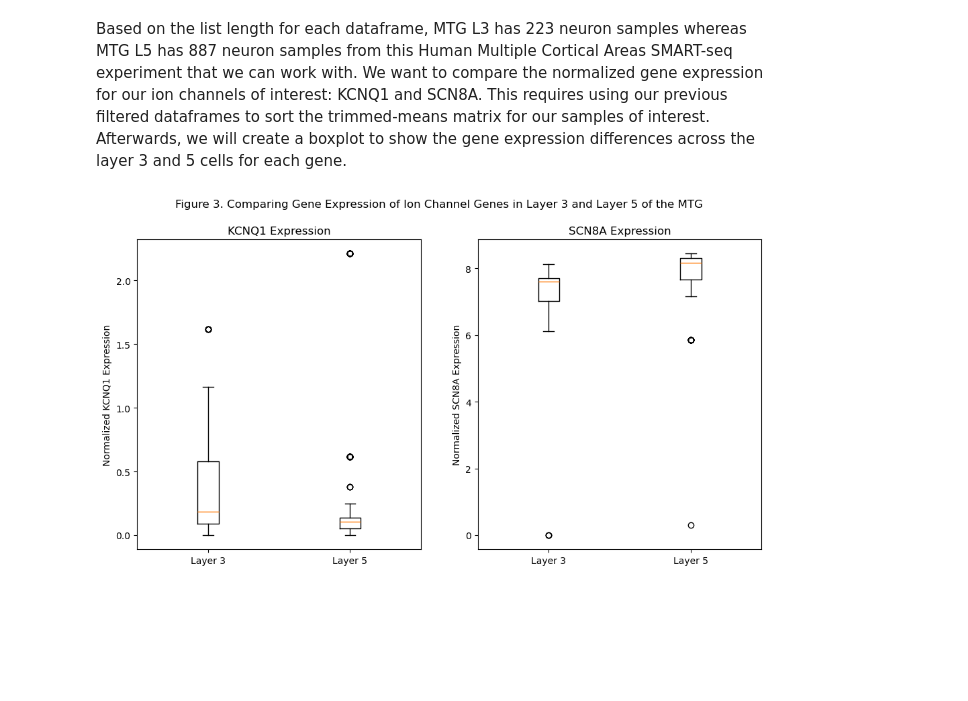
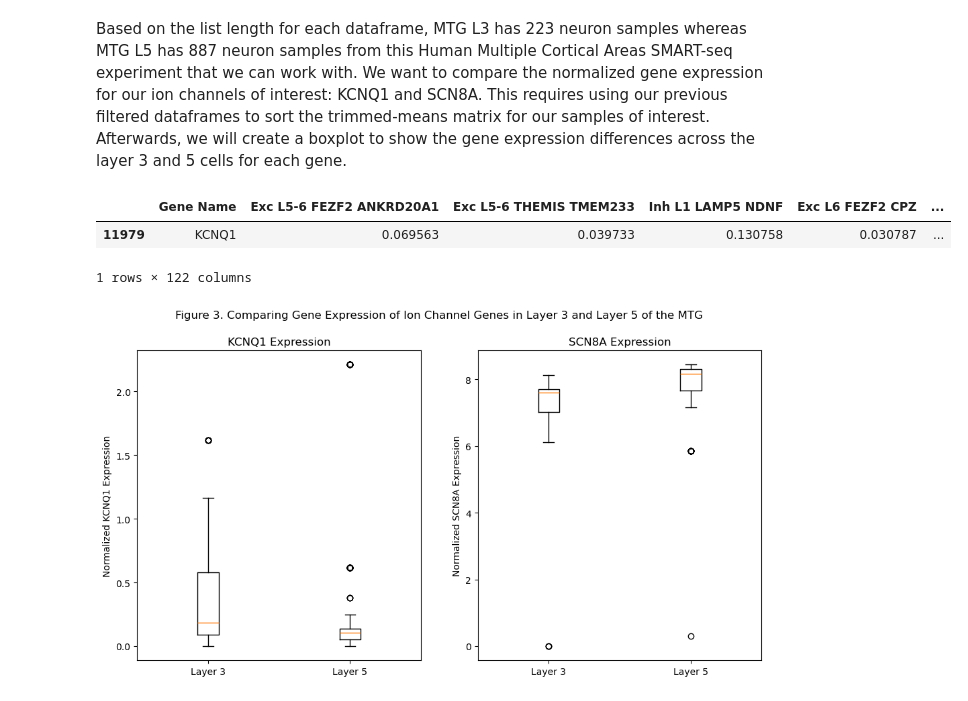
Before and after one commit to cbn003/CellTypes, a Jupyter notebook: CellTypesProject.ipynb, the cells around one changed output. Drawn from its saved outputs; the diff is of its cells as text; code cells hidden in the pictures; blank space fills up the shorter version.

```diff
--- a/CellTypesProject.ipynb
+++ b/CellTypesProject.ipynb
@@ -276,3 +285,12 @@ Number of Neurons in Layer 3: 223
 Number of Neurons in Layer 5: 887
 # %% [markdown]
 Based on the list length for each dataframe, MTG L3 has 223 neuron samples whereas MTG L5 has 887 neuron samples from this Human Multiple Cortical Areas SMART-seq experiment that we can work with. We want to compare the normalized gene expression for our ion channels of interest: KCNQ1 and SCN8A. This requires using our previous filtered dataframes to sort the trimmed-means matrix for our samples of interest. Afterwards, we will create a boxplot to show the gene expression differences across the layer 3 and 5 cells for each gene.
+# %%
+# Sorting the gene_df (which stores the normalized gene expression values) for rows KCNQ1 and SCN8A
+kcnq1_expression = gene_df[gene_df['Gene Name'] == 'KCNQ1']
+scn8a_expression = gene_df[gene_df['Gene Name'] == 'SCN8A']
+kcnq1_expression.head()
+# %% [output]
+|  | Gene Name | Exc L5-6 FEZF2 ANKRD20A1 | Exc L5-6 THEMIS TMEM233 | Inh L1 LAMP5 NDNF | Exc L6 FEZF2 CPZ | ... |
+| 11979 | KCNQ1 | 0.069563 | 0.039733 | 0.130758 | 0.030787 | ... |
+1 rows × 122 columns
```
Also changed, not shown: parts of 5 cells of this notebook.
